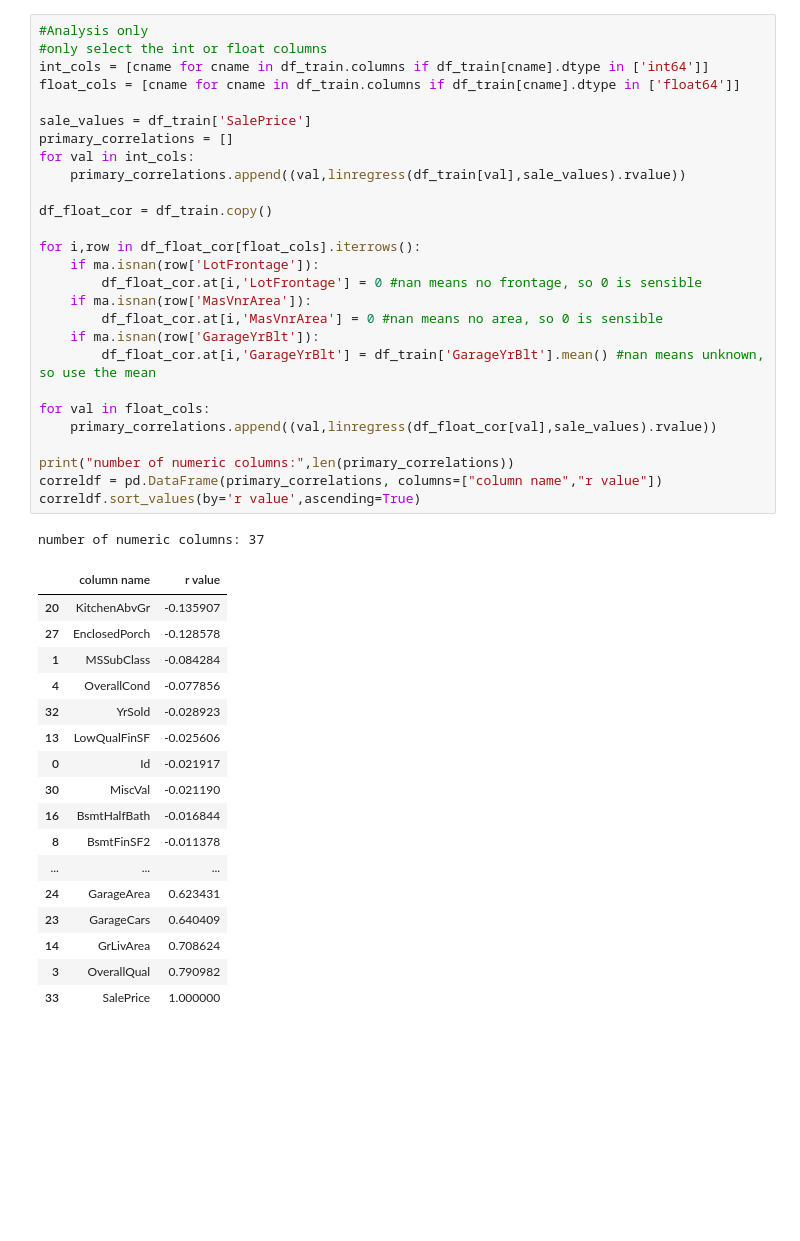
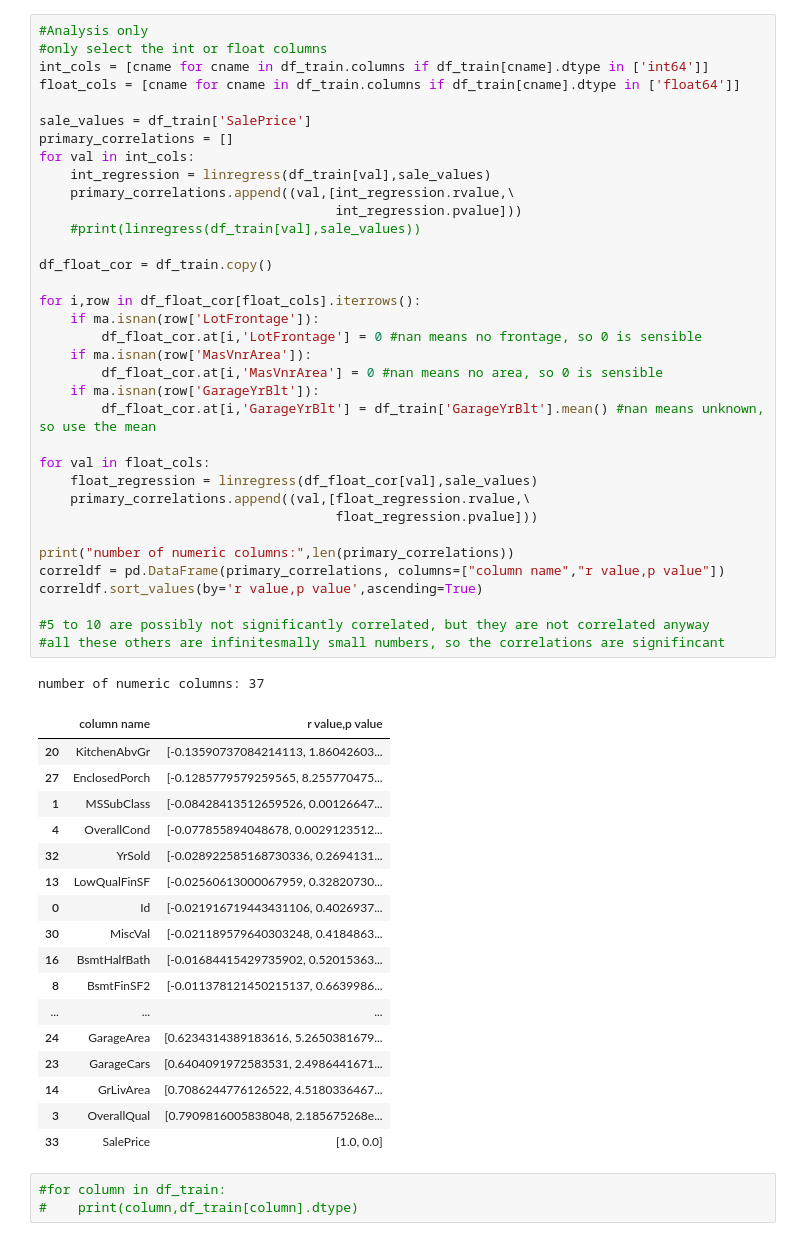
Before and after one commit to foreverloop/house-regress-k, a Jupyter notebook: HouseRegression.ipynb, the cells around one changed output. Drawn from its saved outputs; the diff is of its cells as text; blank space fills up the shorter version.

```diff
--- a/HouseRegression.ipynb
+++ b/HouseRegression.ipynb
@@ -105,46 +114,57 @@ After (1460, 78) (1459, 77) (1460, 78) (1459, 77)
 # %%
 #Analysis only
 #only select the int or float columns
 int_cols = [cname for cname in df_train.columns if df_train[cname].dtype in ['int64']]
 float_cols = [cname for cname in df_train.columns if df_train[cname].dtype in ['float64']]
 
 sale_values = df_train['SalePrice']
 primary_correlations = []
 for val in int_cols:
-    primary_correlations.append((val,linregress(df_train[val],sale_values).rvalue))
+    int_regression = linregress(df_train[val],sale_values)
+    primary_correlations.append((val,[int_regression.rvalue,\
+                                      int_regression.pvalue]))
+    #print(linregress(df_train[val],sale_values))
 
 df_float_cor = df_train.copy()
 
 for i,row in df_float_cor[float_cols].iterrows():
     if ma.isnan(row['LotFrontage']):
         df_float_cor.at[i,'LotFrontage'] = 0 #nan means no frontage, so 0 is sensible
     if ma.isnan(row['MasVnrArea']):
         df_float_cor.at[i,'MasVnrArea'] = 0 #nan means no area, so 0 is sensible
     if ma.isnan(row['GarageYrBlt']):
         df_float_cor.at[i,'GarageYrBlt'] = df_train['GarageYrBlt'].mean() #nan means unknown, so use the mean
 
 for val in float_cols:
-    primary_correlations.append((val,linregress(df_float_cor[val],sale_values).rvalue))
+    float_regression = linregress(df_float_cor[val],sale_values)
+    primary_correlations.append((val,[float_regression.rvalue,\
+                                      float_regression.pvalue]))
 
 print("number of numeric columns:",len(primary_correlations))
-correldf = pd.DataFrame(primary_correlations, columns=["column name","r value"])
-correldf.sort_values(by='r value',ascending=True)
+correldf = pd.DataFrame(primary_correlations, columns=["column name","r value,p value"])
+correldf.sort_values(by='r value,p value',ascending=True)
+
+#5 to 10 are possibly not significantly correlated, but they are not correlated anyway
+#all these others are infinitesmally small numbers, so the correlations are signifincant
 # %% [output]
 number of numeric columns: 37
-|  | column name | r value |
-| 20 | KitchenAbvGr | -0.135907 |
-| 27 | EnclosedPorch | -0.128578 |
-| 1 | MSSubClass | -0.084284 |
-| 4 | OverallCond | -0.077856 |
-| 32 | YrSold | -0.028923 |
-| 13 | LowQualFinSF | -0.025606 |
-| 0 | Id | -0.021917 |
-| 30 | MiscVal | -0.021190 |
-| 16 | BsmtHalfBath | -0.016844 |
-| 8 | BsmtFinSF2 | -0.011378 |
+|  | column name | r value,p value |
+| 20 | KitchenAbvGr | [-0.13590737084214113, 1.86042603... |
+| 27 | EnclosedPorch | [-0.1285779579259565, 8.255770475... |
+| 1 | MSSubClass | [-0.08428413512659526, 0.00126647... |
+| 4 | OverallCond | [-0.077855894048678, 0.0029123512... |
+| 32 | YrSold | [-0.028922585168730336, 0.2694131... |
+| 13 | LowQualFinSF | [-0.02560613000067959, 0.32820730... |
+| 0 | Id | [-0.021916719443431106, 0.4026937... |
+| 30 | MiscVal | [-0.021189579640303248, 0.4184863... |
+| 16 | BsmtHalfBath | [-0.01684415429735902, 0.52015363... |
+| 8 | BsmtFinSF2 | [-0.011378121450215137, 0.6639986... |
 | ... | ... | ... |
-| 24 | GarageArea | 0.623431 |
-| 23 | GarageCars | 0.640409 |
-| 14 | GrLivArea | 0.708624 |
-| 3 | OverallQual | 0.790982 |
-| 33 | SalePrice | 1.000000 |
+| 24 | GarageArea | [0.6234314389183616, 5.2650381679... |
+| 23 | GarageCars | [0.6404091972583531, 2.4986441671... |
+| 14 | GrLivArea | [0.7086244776126522, 4.5180336467... |
+| 3 | OverallQual | [0.7909816005838048, 2.185675268e... |
+| 33 | SalePrice | [1.0, 0.0] |
+# %%
+#for column in df_train:
+#    print(column,df_train[column].dtype)
```
Also changed, not shown: parts of 3 cells of this notebook.
